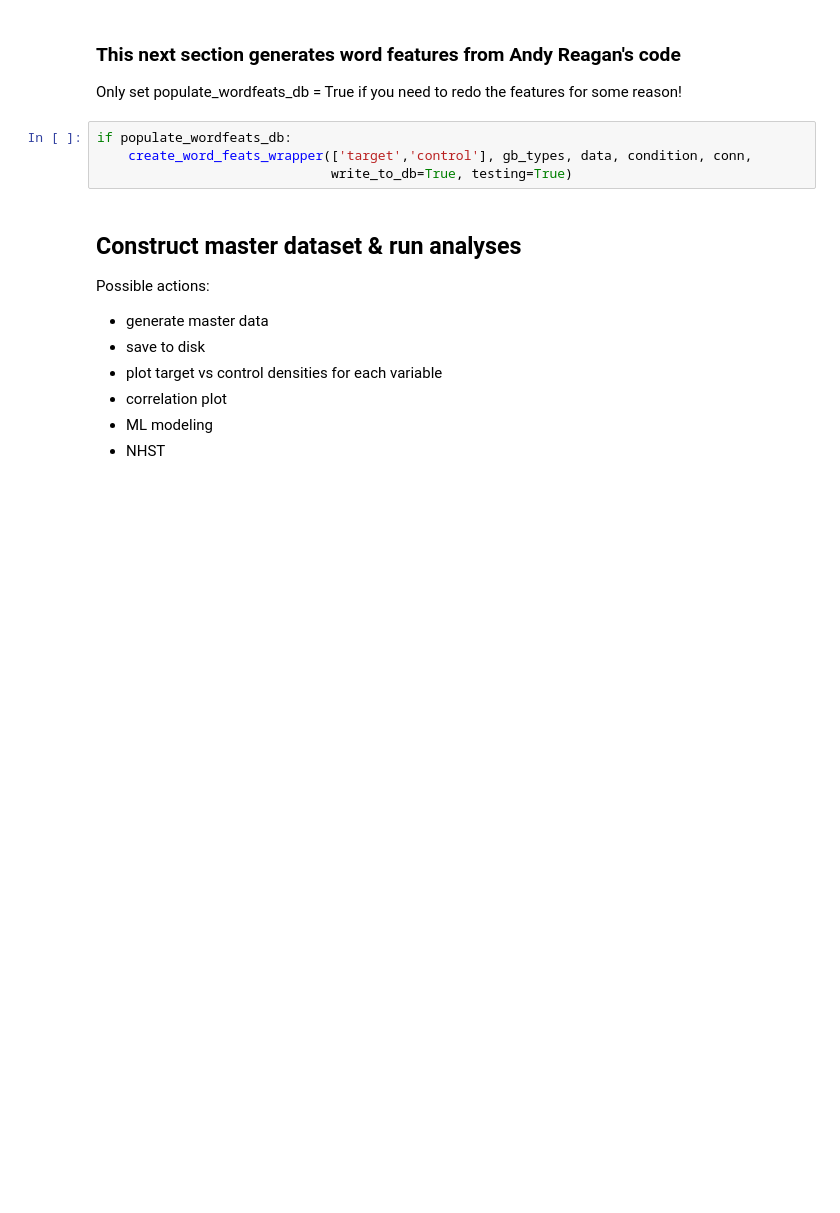
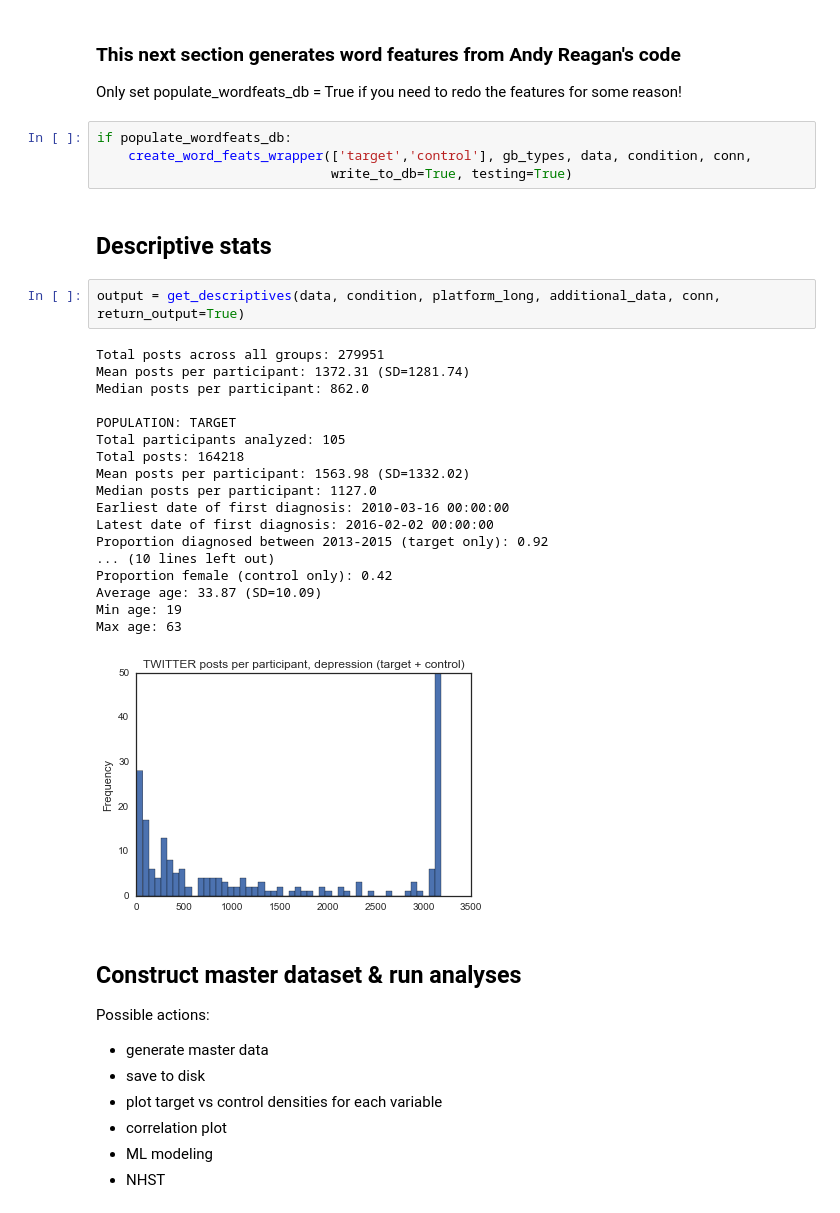
Before and after one commit to andrewreece/predicthealth, a Jupyter notebook: eda-twitter.ipynb, the cells around one changed output. Drawn from its saved outputs; the diff is of its cells as text; blank space fills up the shorter version.

```diff
--- a/eda-twitter.ipynb
+++ b/eda-twitter.ipynb
@@ -158,6 +203,29 @@ Only set populate_wordfeats_db = True if you need to redo the features for some
 if populate_wordfeats_db:
     create_word_feats_wrapper(['target','control'], gb_types, data, condition, conn,
                               write_to_db=True, testing=True)
+# %% [markdown]
+## Descriptive stats
+# %%
+output = get_descriptives(data, condition, platform_long, additional_data, conn, return_output=True)
+# %% [output]
+Total posts across all groups: 279951
+Mean posts per participant: 1372.31 (SD=1281.74)
+Median posts per participant: 862.0
+
+POPULATION: TARGET
+Total participants analyzed: 105
+Total posts: 164218
+Mean posts per participant: 1563.98 (SD=1332.02)
+Median posts per participant: 1127.0
+Earliest date of first diagnosis: 2010-03-16 00:00:00
+Latest date of first diagnosis: 2016-02-02 00:00:00
+Proportion diagnosed between 2013-2015 (target only): 0.92
+... (10 lines left out)
+Proportion female (control only): 0.42
+Average age: 33.87 (SD=10.09)
+Min age: 19
+Max age: 63
+[figure, added]
 # %% [markdown]
 ## Construct master dataset & run analyses
 
```
Also changed, not shown: parts of 9 cells of this notebook, 5 other files.
